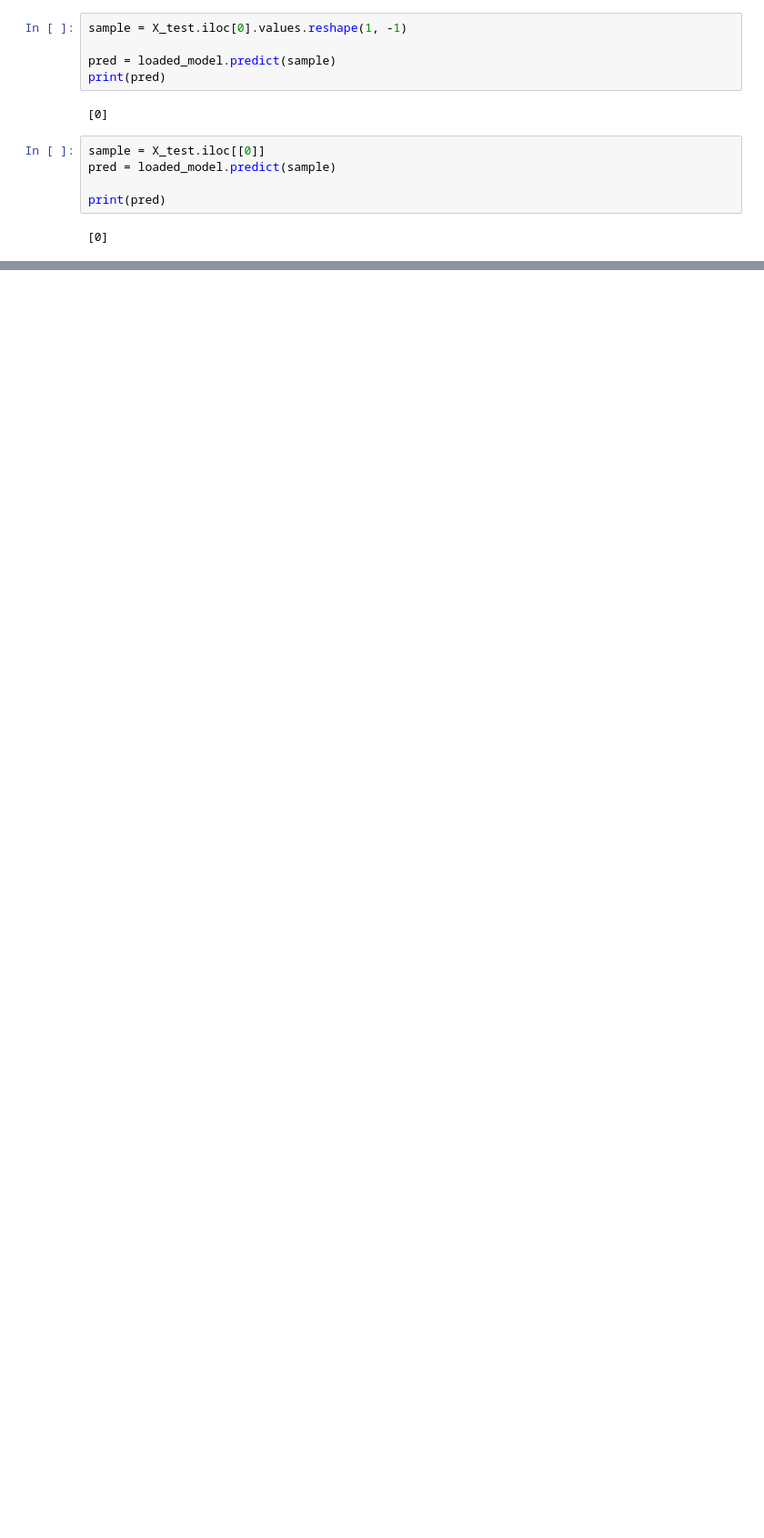
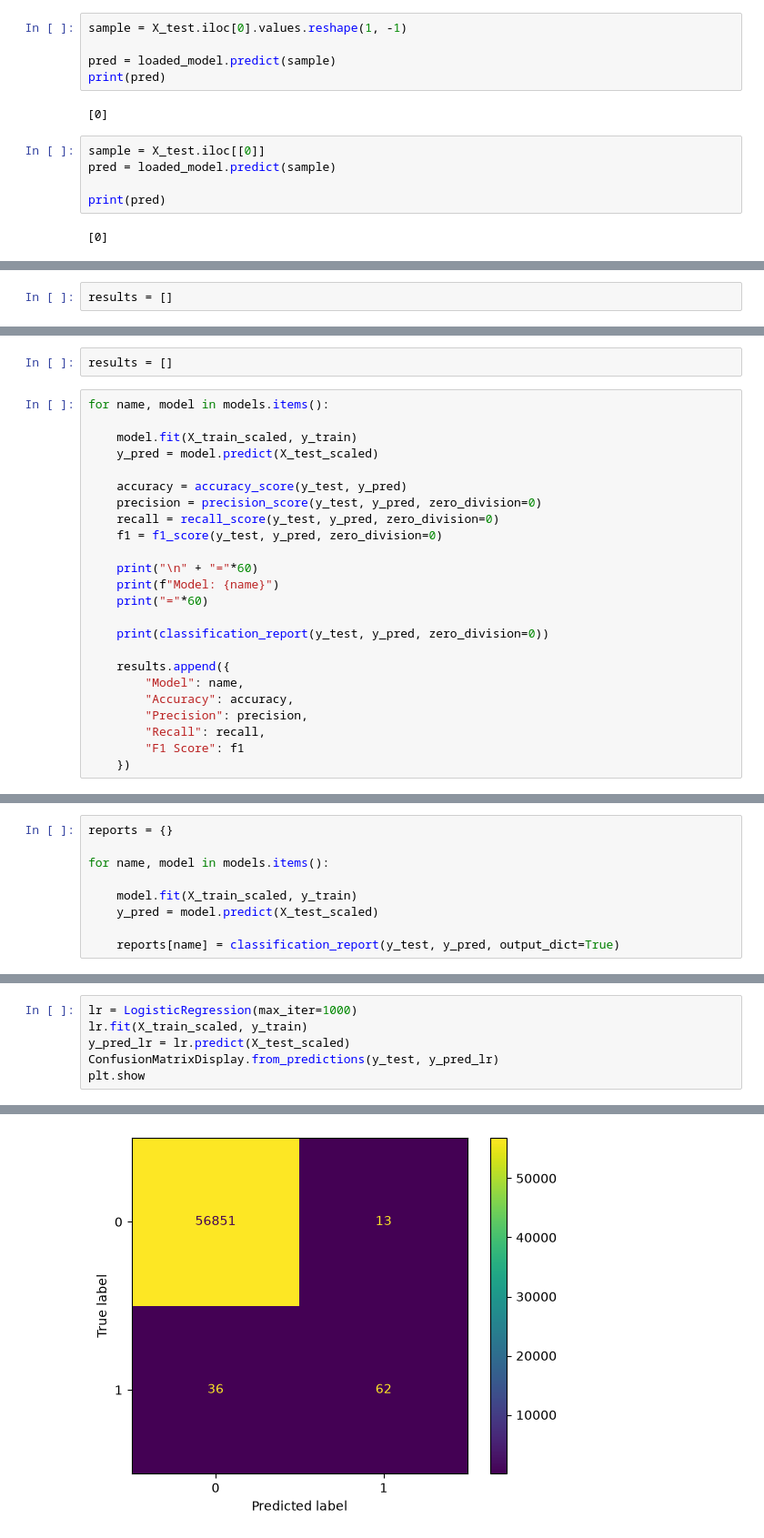
Before and after one commit to fibha-dev/AI_ML_Internship_Project, a Jupyter notebook: notebooks/01_eda.ipynb, the cells around one changed output, grey strips where cells are left out. Shown at 91% size. Drawn from its saved outputs; the diff is of its cells as text; blank space fills up the shorter version.

```diff
--- a/notebooks/01_eda.ipynb
+++ b/notebooks/01_eda.ipynb
@@ -206,0 +287,2 @@ print(pred)
+# %%
+results = []
@@ -206,0 +333,26 @@ print(pred)
+# %%
+results = []
+# %%
+for name, model in models.items():
+
+    model.fit(X_train_scaled, y_train)
+    y_pred = model.predict(X_test_scaled)
+
+    accuracy = accuracy_score(y_test, y_pred)
+    precision = precision_score(y_test, y_pred, zero_division=0)
+    recall = recall_score(y_test, y_pred, zero_division=0)
+    f1 = f1_score(y_test, y_pred, zero_division=0)
+
+    print("\n" + "="*60)
+    print(f"Model: {name}")
+    print("="*60)
+
+    print(classification_report(y_test, y_pred, zero_division=0))
+
+    results.append({
+        "Model": name,
+        "Accuracy": accuracy,
+        "Precision": precision,
+        "Recall": recall,
+        "F1 Score": f1
+    })
@@ -206,0 +377,9 @@ print(pred)
+# %%
+reports = {}
+
+for name, model in models.items():
+
+    model.fit(X_train_scaled, y_train)
+    y_pred = model.predict(X_test_scaled)
+
+    reports[name] = classification_report(y_test, y_pred, output_dict=True)
@@ -206,0 +389,7 @@ print(pred)
+# %%
+lr = LogisticRegression(max_iter=1000)
+lr.fit(X_train_scaled, y_train)
+y_pred_lr = lr.predict(X_test_scaled)
+ConfusionMatrixDisplay.from_predictions(y_test, y_pred_lr)
+plt.show
+# %% [output]
@@ -206,0 +397 @@ print(pred)
+[figure, added]
```
Also changed, not shown: parts of 52 cells of this notebook, 3 other files.
